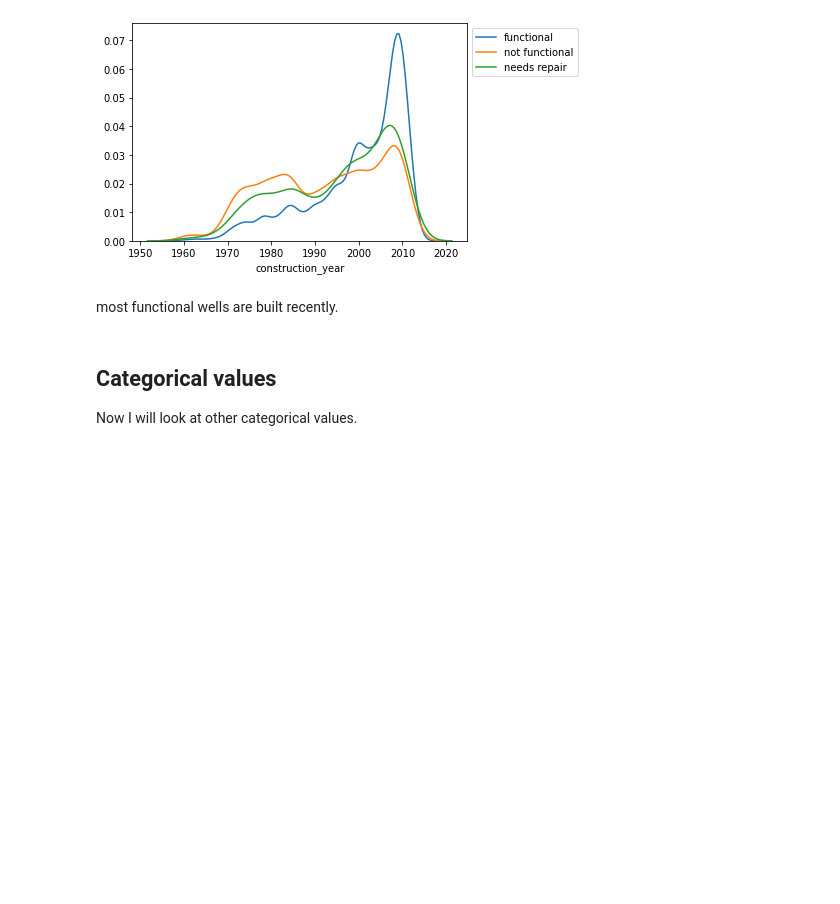
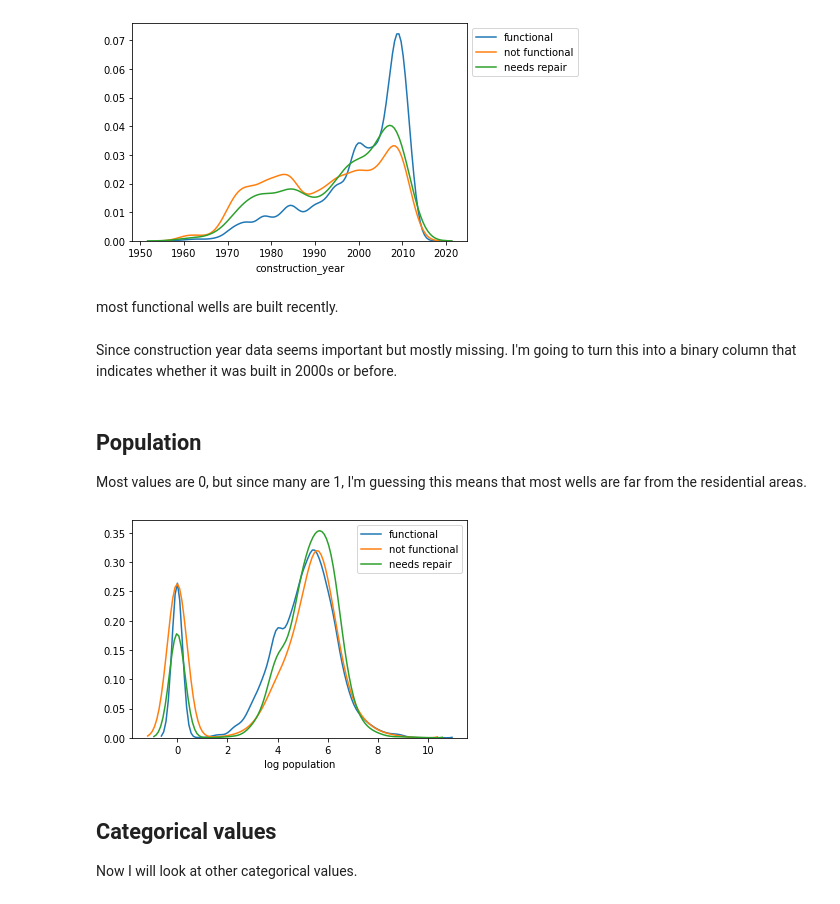
Before and after one commit to stereopickle/Tanzanian_water_pump_classificationn, a Jupyter notebook: 020.Exploratory_Data_Analysis.ipynb, the cells around one changed output. Saved outputs shown, nothing was run; the diff lists cells and outputs as text; code cells hidden in the pictures; blank space fills up the shorter version.

```diff
--- a/020.Exploratory_Data_Analysis.ipynb
+++ b/020.Exploratory_Data_Analysis.ipynb
@@ -140,6 +147,27 @@ plt.show()
 [figure]
 # %% [markdown]
 most functional wells are built recently.
+# %% [markdown]
+Since construction year data seems important but mostly missing. I'm going to turn this into a binary column that indicates whether it was built in 2000s or before.
+# %%
+df['built_recent'] = np.where(df.construction_year > 2000, 1, 0)
+# %% [markdown]
+## Population
+Most values are 0, but since many are 1, I'm guessing this means that most wells are far from the residential areas.
+# %%
+tmp = df[df.population!=0]
+sns.distplot(np.log(tmp[tmp.status_group == 'functional'].population), hist = False,
+            label='functional')
+sns.distplot(np.log(tmp[tmp.status_group == 'non functional'].population), hist = False,
+            label = 'not functional')
+sns.distplot(np.log(tmp[tmp.status_group == 'functional needs repair'].population), hist = False,
+            label = 'needs repair')
+
+plt.xlabel('log population')
+plt.legend(bbox_to_anchor = [1, 1])
+plt.show()
+# %% [output]
+[figure, added]
 # %% [markdown]
 ## Categorical values
 Now I will look at other categorical values.
```
Also changed, not shown: parts of 53 cells of this notebook.
